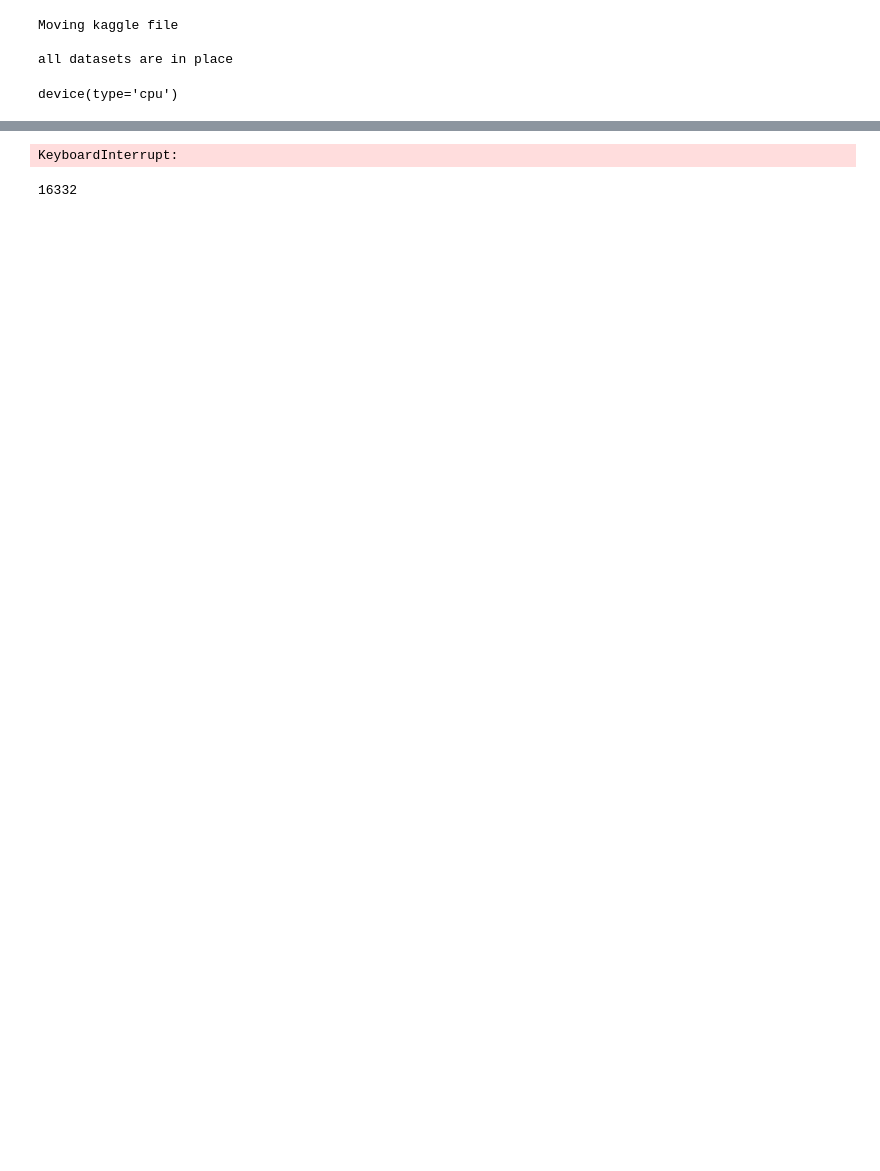
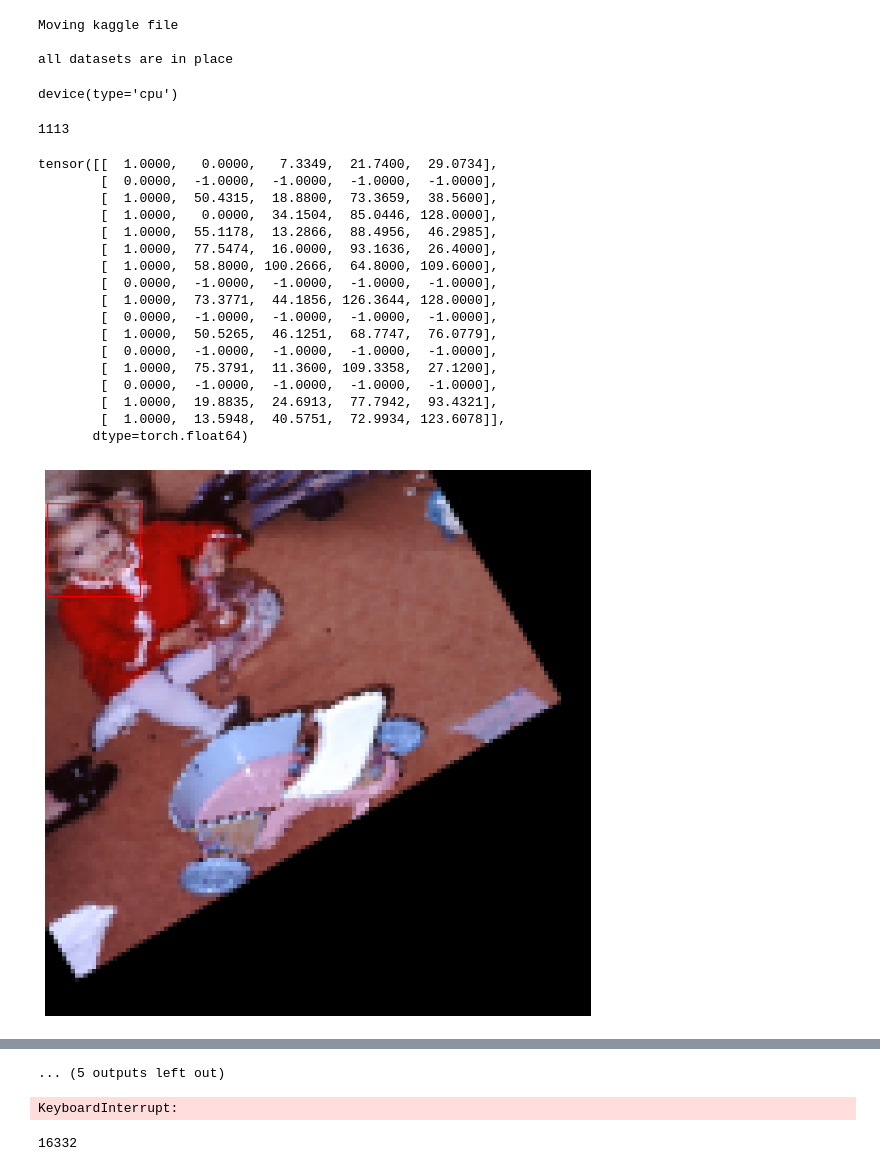
Before and after one commit to REU-DS-CLUB/Face_id_and_detection, a Jupyter notebook: main.ipynb, the cells around one changed output, grey strips where cells are left out. Cells and saved outputs as stored; diff of their text form; code cells hidden in the pictures; blank space fills up the shorter version.

Commit message:
fixed dataloader

```diff
--- a/main.ipynb
+++ b/main.ipynb
@@ -66,7 +66,30 @@ early_stopper = utils.EarlyStopping(patience=10, min_delta=0.01)
 # loss_fn.to(device)
 
 None
+# %%
+len(train_detection_dataloader)
+# %% [output]
+1113
 # %%
 ### Function to check how albumentation works
-# batch = next(iter(dataloader_for_detection))
-# utils.plot_images_with_bboxes(batch)
+batch = next(iter(train_detection_dataloader))
+utils.plot_images_with_bboxes(batch)
+# %% [output]
+tensor([[  1.0000,   0.0000,   7.3349,  21.7400,  29.0734],
+        [  0.0000,  -1.0000,  -1.0000,  -1.0000,  -1.0000],
+        [  1.0000,  50.4315,  18.8800,  73.3659,  38.5600],
+        [  1.0000,   0.0000,  34.1504,  85.0446, 128.0000],
+        [  1.0000,  55.1178,  13.2866,  88.4956,  46.2985],
+        [  1.0000,  77.5474,  16.0000,  93.1636,  26.4000],
+        [  1.0000,  58.8000, 100.2666,  64.8000, 109.6000],
+        [  0.0000,  -1.0000,  -1.0000,  -1.0000,  -1.0000],
+        [  1.0000,  73.3771,  44.1856, 126.3644, 128.0000],
+        [  0.0000,  -1.0000,  -1.0000,  -1.0000,  -1.0000],
+        [  1.0000,  50.5265,  46.1251,  68.7747,  76.0779],
+        [  0.0000,  -1.0000,  -1.0000,  -1.0000,  -1.0000],
+        [  1.0000,  75.3791,  11.3600, 109.3358,  27.1200],
+        [  0.0000,  -1.0000,  -1.0000,  -1.0000,  -1.0000],
+        [  1.0000,  19.8835,  24.6913,  77.7942,  93.4321],
+        [  1.0000,  13.5948,  40.5751,  72.9934, 123.6078]],
+       dtype=torch.float64)
+[figure, added]
@@ -73,3 +106,4 @@ None
+... (5 outputs left out)
 # %%
 det_epochs = config['detection_epochs']
 det_logging = config['detection_logging']
```
Also changed, not shown: parts of 1 cell of this notebook, 4 other files.
